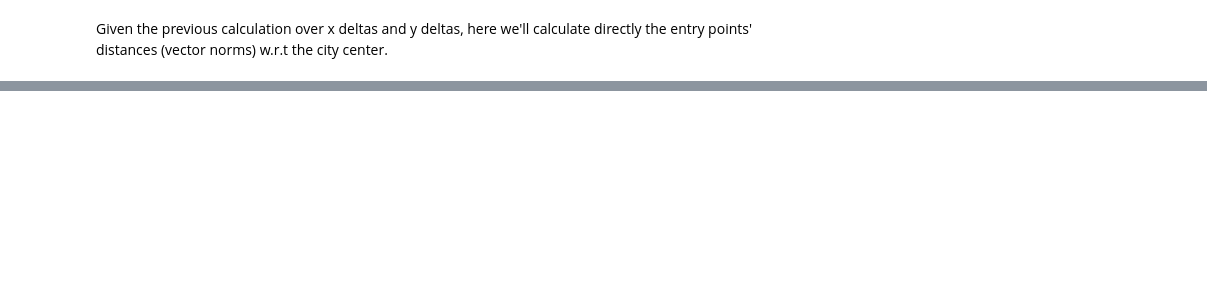
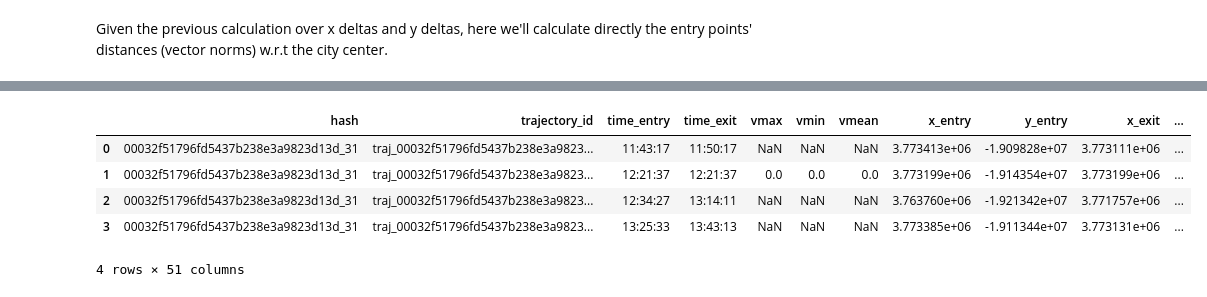
Before and after one commit to jcezarms/ey-nextwave-competition, a Jupyter notebook: notebooks/julio-00.exploratory-data-analysis.ipynb, the cells around one changed output, grey strips where cells are left out. Drawn from its saved outputs; the diff is of its cells as text; code cells hidden in the pictures; blank space fills up the shorter version.

```diff
--- a/notebooks/julio-00.exploratory-data-analysis.ipynb
+++ b/notebooks/julio-00.exploratory-data-analysis.ipynb
@@ -606,3 +658,17 @@ test['trajectory_time'] = (test.time_exit - test.time_entry) / np.timedelta64(1,
+# %%
+distance_timetrajectory_features.columns = ["_".join(x)
+                                            for x in distance_timetrajectory_features.columns.ravel()]
+# %%
+test = test.merge(distance_timetrajectory_features.reset_index(),
+                    on=['hash', 'trajectory_id', 'time_entry'])
+test.head(4)
+# %% [output]
+|  | hash | trajectory_id | time_entry | time_exit | vmax | vmin | vmean | x_entry | y_entry | x_exit | ... |
+| 0 | 00032f51796fd5437b238e3a9823d13d_31 | traj_00032f51796fd5437b238e3a9823... | 11:43:17 | 11:50:17 | NaN | NaN | NaN | 3.773413e+06 | -1.909828e+07 | 3.773111e+06 | ... |
+| 1 | 00032f51796fd5437b238e3a9823d13d_31 | traj_00032f51796fd5437b238e3a9823... | 12:21:37 | 12:21:37 | 0.0 | 0.0 | 0.0 | 3.773199e+06 | -1.914354e+07 | 3.773199e+06 | ... |
+| 2 | 00032f51796fd5437b238e3a9823d13d_31 | traj_00032f51796fd5437b238e3a9823... | 12:34:27 | 13:14:11 | NaN | NaN | NaN | 3.763760e+06 | -1.921342e+07 | 3.771757e+06 | ... |
+| 3 | 00032f51796fd5437b238e3a9823d13d_31 | traj_00032f51796fd5437b238e3a9823... | 13:25:33 | 13:43:13 | NaN | NaN | NaN | 3.773385e+06 | -1.911344e+07 | 3.773131e+06 | ... |
+4 rows × 51 columns
 # %%
 data_test = test[test.x_exit.isnull()].copy()
 data_test = data_test.fillna(value=0.0)
```
Also changed, not shown: parts of 24 cells of this notebook.
